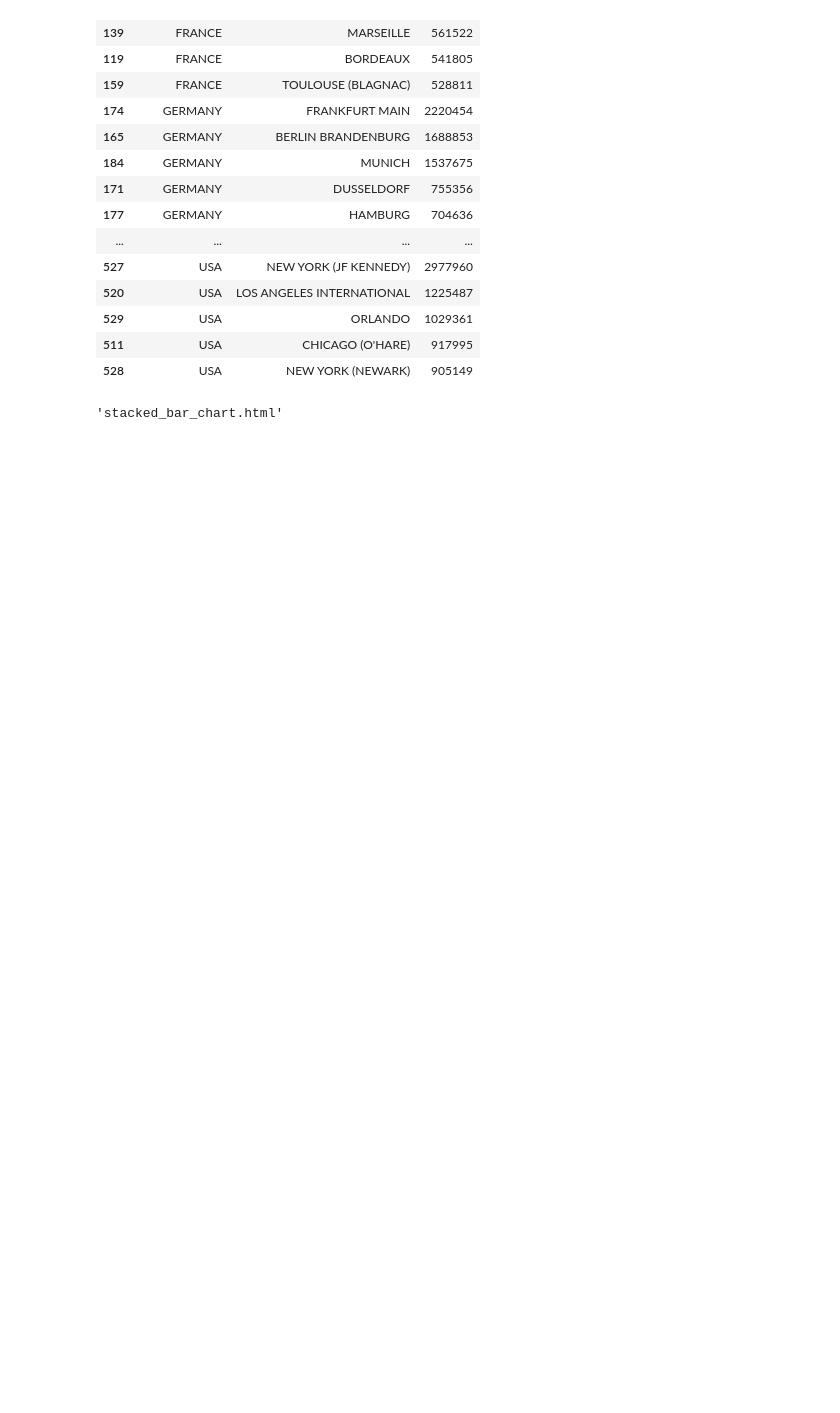
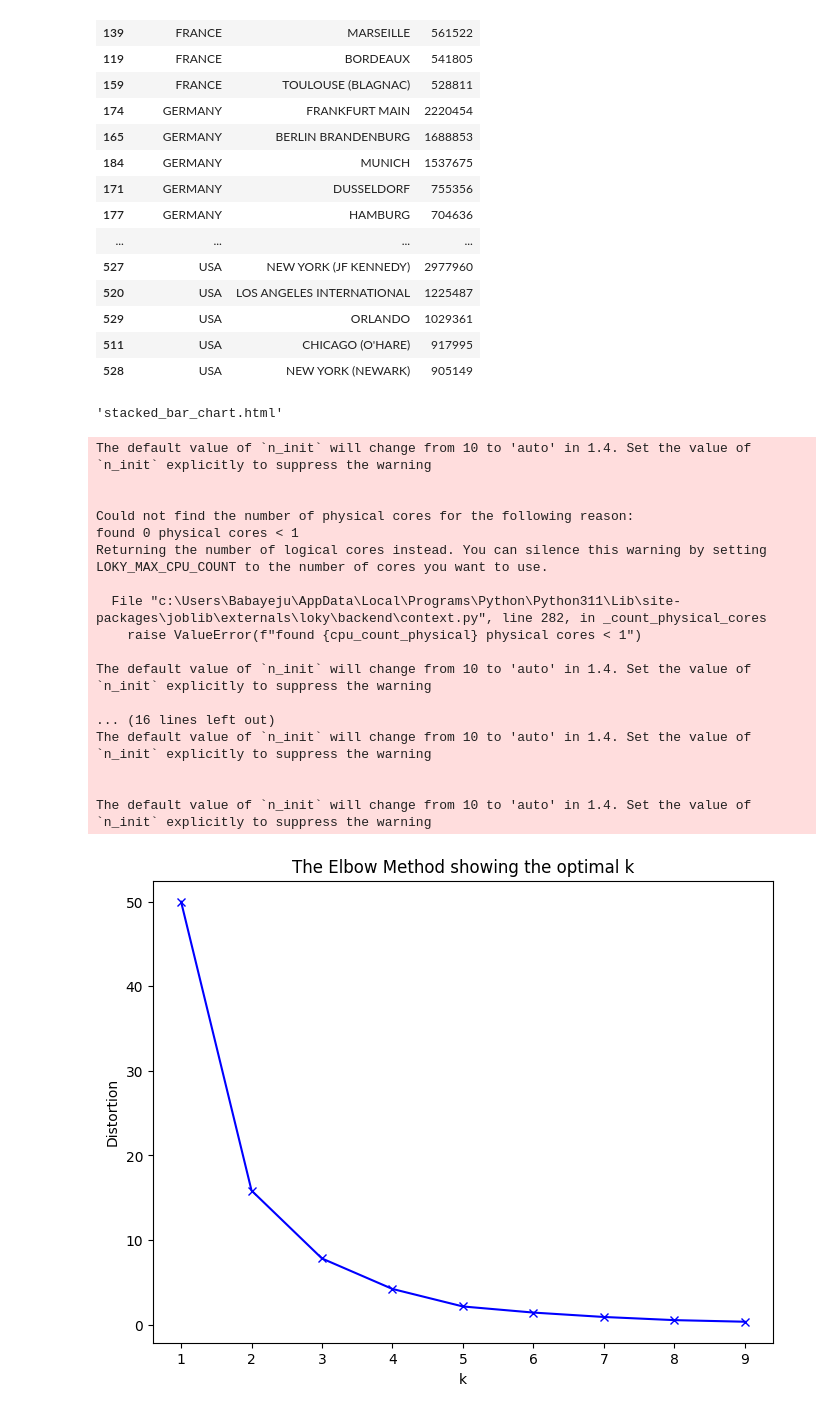
Before and after one commit to ot-babs/Holiday_EDA, a Jupyter notebook: Holiday_EDA.ipynb, the cells around one changed output. Saved outputs shown, nothing was run; the diff lists cells and outputs as text; code cells hidden in the pictures; blank space fills up the shorter version.

```diff
--- a/Holiday_EDA.ipynb
+++ b/Holiday_EDA.ipynb
@@ -146,3 +146,48 @@ fig.update_xaxes(categoryorder ='total ascending')
 pyo.plot(fig, filename='stacked_bar_chart.html', auto_open=True)
 # %% [output]
 'stacked_bar_chart.html'
+# %%
+from sklearn.cluster import KMeans
+from sklearn.preprocessing import StandardScaler
+
+# Prepare data for clustering
+X = top5_apt_per_country['ty_total'].values.reshape(-1,1)
+
+# It's often a good practice to scale features before clustering
+scaler = StandardScaler()
+X = scaler.fit_transform(X)
+# %%
+# Calculate distortions for different numbers of clusters
+distortions = []
+K = range(1, 10)
+for k in K:
+    kmeanModel = KMeans(n_clusters=k)
+    kmeanModel.fit(X)
+    distortions.append(kmeanModel.inertia_)
+
+# Plot the elbow
+plt.figure(figsize=(8, 6))
+plt.plot(K, distortions, 'bx-')
+plt.xlabel('k')
+plt.ylabel('Distortion')
+plt.title('The Elbow Method showing the optimal k')
+plt.show()
+# %% [output]
+The default value of `n_init` will change from 10 to 'auto' in 1.4. Set the value of `n_init` explicitly to suppress the warning
+
+
+Could not find the number of physical cores for the following reason:
+found 0 physical cores < 1
+Returning the number of logical cores instead. You can silence this warning by setting LOKY_MAX_CPU_COUNT to the number of cores you want to use.
+
+  File "c:\Users\Babayeju\AppData\Local\Programs\Python\Python311\Lib\site-packages\joblib\externals\loky\backend\context.py", line 282, in _count_physical_cores
+    raise ValueError(f"found {cpu_count_physical} physical cores < 1")
+
+The default value of `n_init` will change from 10 to 'auto' in 1.4. Set the value of `n_init` explicitly to suppress the warning
+
+... (16 lines left out)
+The default value of `n_init` will change from 10 to 'auto' in 1.4. Set the value of `n_init` explicitly to suppress the warning
+
+
+The default value of `n_init` will change from 10 to 'auto' in 1.4. Set the value of `n_init` explicitly to suppress the warning
+[figure, added]
```
Also changed, not shown: parts of 4 cells of this notebook, 1 other file.
